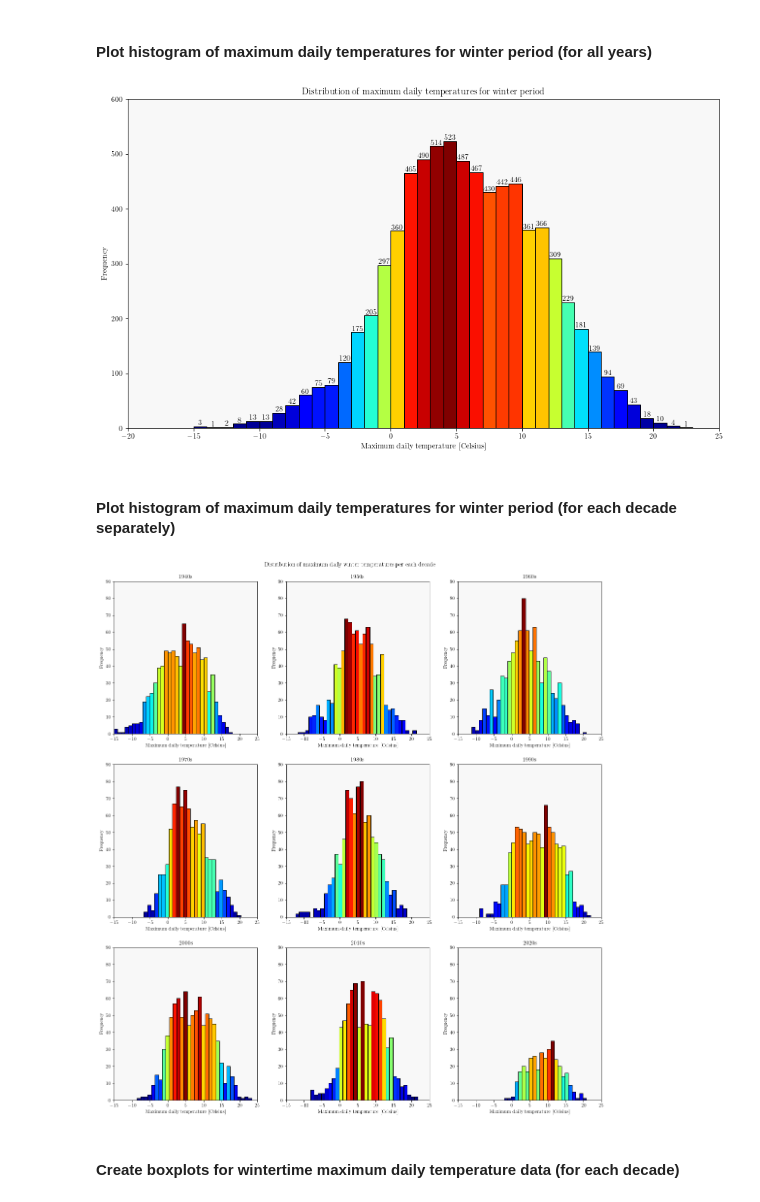
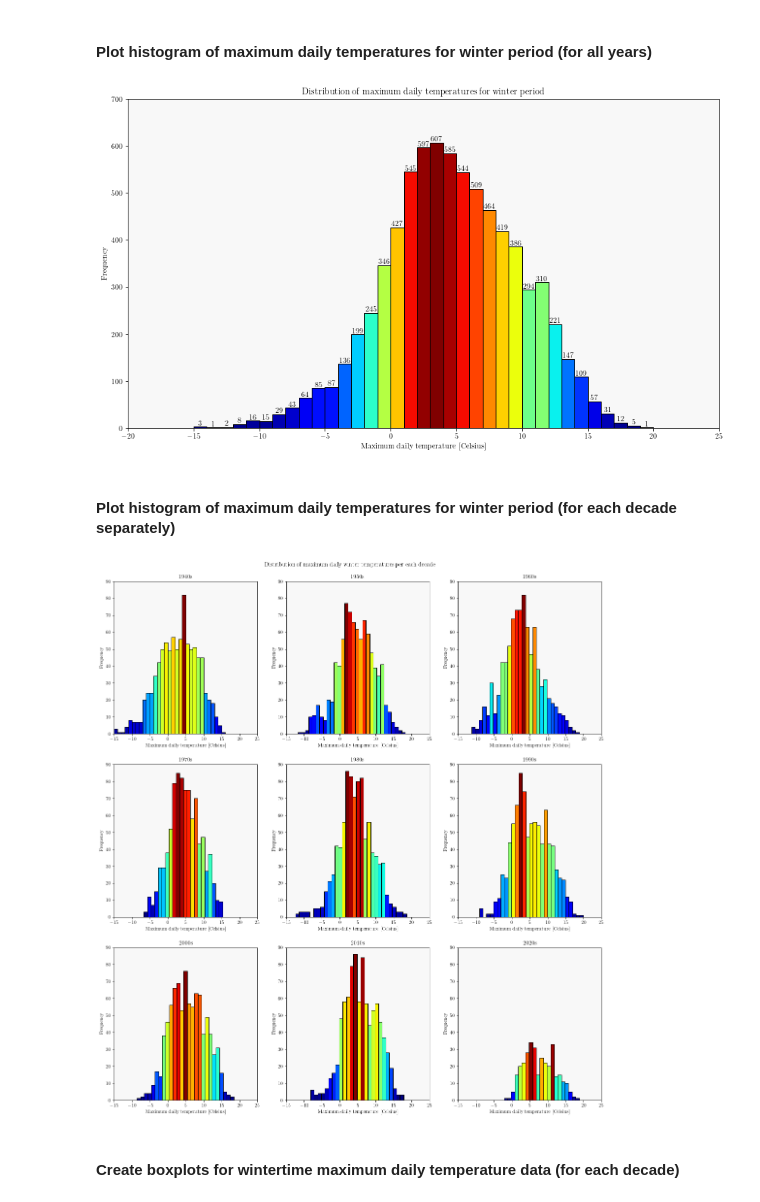
Before and after one commit to cimbaIG/Weather_data_Zagreb, a Jupyter notebook: weather_data_zagreb.ipynb, the cells around one changed output. Cells and saved outputs as stored; diff of their text form; code cells hidden in the pictures.

Commit message:
Define meteorological summer and winter rather than astronomical

```diff
--- a/weather_data_zagreb.ipynb
+++ b/weather_data_zagreb.ipynb
@@ -898,7 +898,7 @@ plt.savefig('total_num_of_coldwaves_per_decades.pdf', bbox_inches='tight')
 summer_data = pd.DataFrame()
 # Iterate over every unique year in data
 for year in data["time"].dt.year.unique():
-    summer_data = summer_data.append(data[(data["time"] >= pd.Timestamp(year=year, month=6, day=21)) & (data["time"] < pd.Timestamp(year=year, month=9, day=23))])
+    summer_data = summer_data.append(data[(data["time"] >= pd.Timestamp(year=year, month=6, day=1)) & (data["time"] <= pd.Timestamp(year=year, month=8, day=31))])
 
 # Print summer data dataframe
 summer_data = summer_data.reset_index(drop=True)
@@ -1077,8 +1077,8 @@ stat_chars_of_summer_max_temps
 winter_data = pd.DataFrame()
 # Iterate over every unique year in data
 for year in data["time"].dt.year.unique():
-    winter_data = winter_data.append(data[(data["time"] >= pd.Timestamp(year=year, month=1, day=1)) & (data["time"] < pd.Timestamp(year=year, month=3, day=21))])
-    winter_data = winter_data.append(data[(data["time"] >= pd.Timestamp(year=year, month=12, day=21)) & (data["time"] <= pd.Timestamp(year=year, month=12, day=31))])
+    winter_data = winter_data.append(data[(data["time"] >= pd.Timestamp(year=year, month=1, day=1)) & (data["time"] < pd.Timestamp(year=year, month=3, day=1))])
+    winter_data = winter_data.append(data[(data["time"] >= pd.Timestamp(year=year, month=12, day=1)) & (data["time"] <= pd.Timestamp(year=year, month=12, day=31))])
 
 # Print winter data dataframe
 winter_data = winter_data.sort_values(by="time").drop_duplicates(subset=["time"]).reset_index(drop=True)
@@ -1102,30 +1102,30 @@ winter_data
 # %%
 # Plot histogram of maximum daily temperatures for winter period
 n, bins, patches = plt.hist(x=winter_data["temperature_2m_max (°C)"], bins=np.arange(winter_data["temperature_2m_max (°C)"].min(), winter_data["temperature_2m_max (°C)"].max()+1), edgecolor="black")
 
 # Add colormap to bins
 col = (n-n.min())/(n.max()-n.min())
 cm = plt.cm.get_cmap('jet')
 for c, p in zip(col, patches):
    plt.setp(p, 'facecolor', cm(c))
 
 # Get current figure and make it looks pretty
 figure = plt.gcf()
 figure.set_figwidth(14)
 figure.set_figheight(8)
 plt.xlim((-20,25))
-plt.ylim((0,600))
+plt.ylim((0,700))
 plt.xlabel("Maximum daily temperature [Celsius]")
 plt.ylabel("Frequency")
 plt.title("Distribution of maximum daily temperatures for winter period")
 plt.bar_label(patches)
 ax = plt.gca()
 ax.set_facecolor("#F8F8F8")
 
 # Save figure to .pdf file
 plt.savefig('distribution_of_max_daily_temperatures_for_winter_period.pdf', bbox_inches='tight')
 # %% [output]
-[figure, old version]
+[figure, new version]
 # %% [markdown]
 #### Plot histogram of maximum daily temperatures for winter period (for each decade separately)
 # %%
@@ -1183,7 +1183,7 @@ plt.subplots_adjust(top=0.95)
 # Save figure to .pdf file
 plt.savefig('distribution_of_max_daily_temperatures_for_winter_period_per_each_decade.pdf', bbox_inches='tight')
 # %% [output]
-[figure, old version]
+[figure, new version]
 # %% [markdown]
 #### Create boxplots for wintertime maximum daily temperature data (for each decade)
 # %%
```
Also changed, not shown: parts of 8 cells of this notebook, 20 other files.
